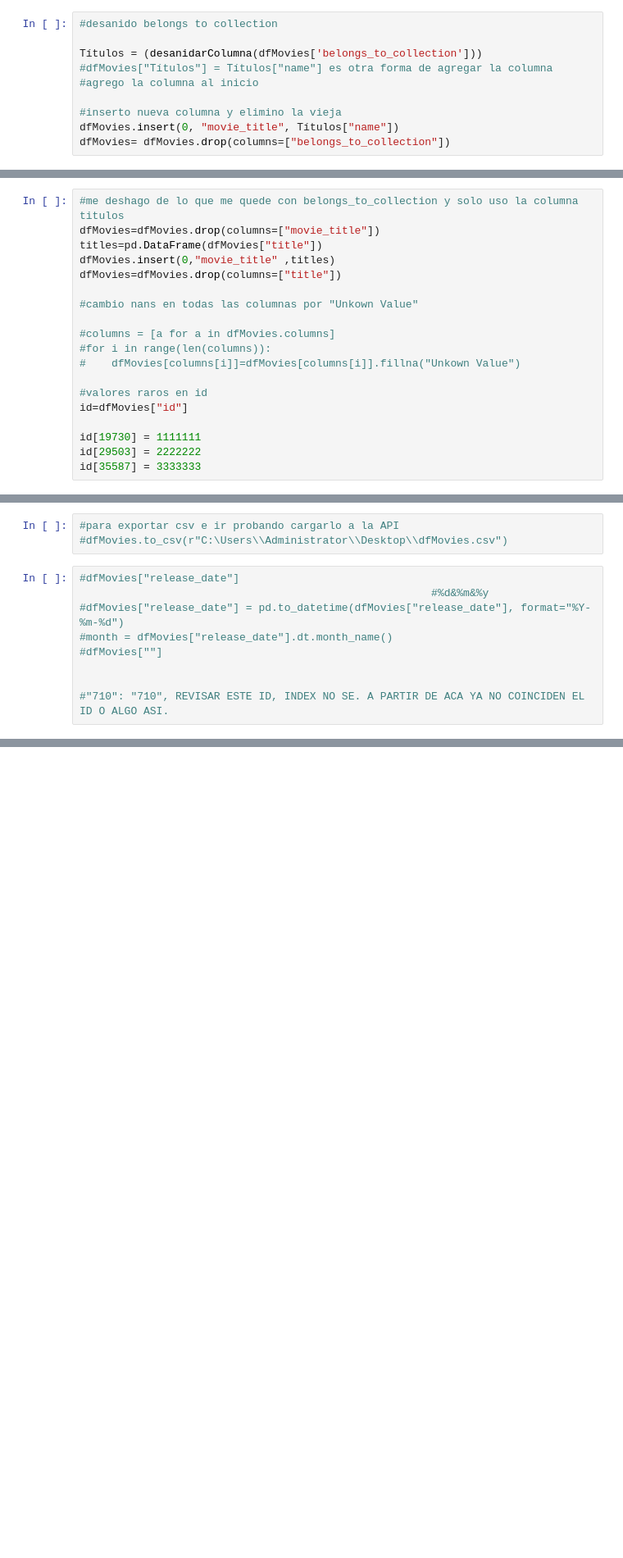
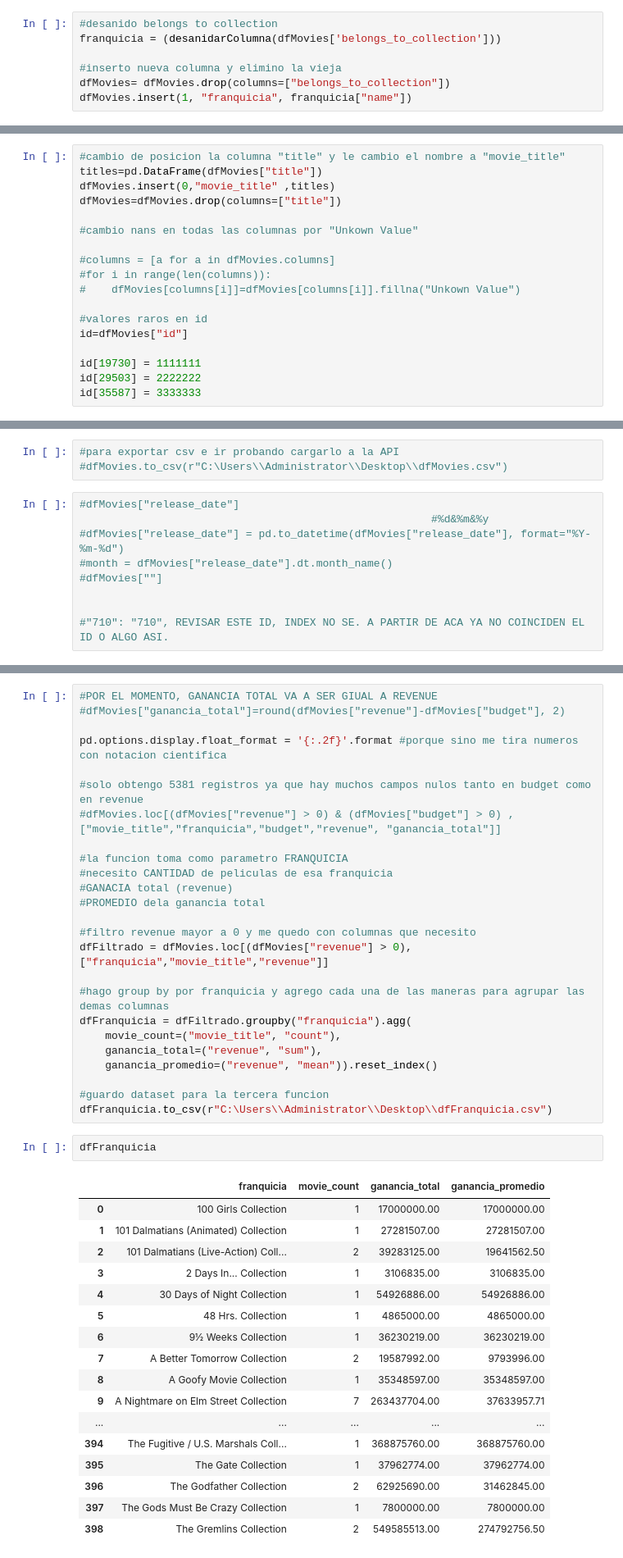
Before and after one commit to Naitais/peliculas_recomendacion_MLOP, a Jupyter notebook: primera semana ETL.ipynb, the cells around one changed output, grey strips where cells are left out. Shown: that part at 82% size. Saved outputs shown, nothing was run; the diff lists cells and outputs as text; blank space fills up the shorter version.

Commit message:
tercera funcion franquicias terminada, hay que revisar lo de ganancia total pero priorizo el MVP 3/6

```diff
--- a/primera semana ETL.ipynb
+++ b/primera semana ETL.ipynb
@@ -60,13 +72,10 @@ def desanidarVariasColumnas(columna):
 # %%
 #desanido belongs to collection
-
-Títulos = (desanidarColumna(dfMovies['belongs_to_collection']))
-#dfMovies["Títulos"] = Títulos["name"] es otra forma de agregar la columna
-#agrego la columna al inicio
+franquicia = (desanidarColumna(dfMovies['belongs_to_collection']))
 
 #inserto nueva columna y elimino la vieja
-dfMovies.insert(0, "movie_title", Títulos["name"])
 dfMovies= dfMovies.drop(columns=["belongs_to_collection"])
+dfMovies.insert(1, "franquicia", franquicia["name"])
 # %%
 #la columna generos hay que desanidarle cada columna despues de aplciarle la funcion
 
@@ -166,8 +189,7 @@ print(counter)
 #    dfCast = pd.concat([dfCast, dictionaryCast])
     #dfCast = dfCast.reset_index(drop=True) #si descomento el reindex tarda mas del doble
 # %%
-#me deshago de lo que me quede con belongs_to_collection y solo uso la columna titulos
-dfMovies=dfMovies.drop(columns=["movie_title"])
+#cambio de posicion la columna "title" y le cambio el nombre a "movie_title"
 titles=pd.DataFrame(dfMovies["title"])
 dfMovies.insert(0,"movie_title" ,titles)
 dfMovies=dfMovies.drop(columns=["title"])
@@ -234,0 +252,45 @@ idiomasCorto = set([i for i in dfPeliculasIdiomas.original_language])
+# %%
+#POR EL MOMENTO, GANANCIA TOTAL VA A SER GIUAL A REVENUE
+#dfMovies["ganancia_total"]=round(dfMovies["revenue"]-dfMovies["budget"], 2)
+
+pd.options.display.float_format = '{:.2f}'.format #porque sino me tira numeros con notacion cientifica
+
+#solo obtengo 5381 registros ya que hay muchos campos nulos tanto en budget como en revenue
+#dfMovies.loc[(dfMovies["revenue"] > 0) & (dfMovies["budget"] > 0) , ["movie_title","franquicia","budget","revenue", "ganancia_total"]]
+
+#la funcion toma como parametro FRANQUICIA
+#necesito CANTIDAD de peliculas de esa franquicia
+#GANACIA total (revenue)
+#PROMEDIO dela ganancia total
+
+#filtro revenue mayor a 0 y me quedo con columnas que necesito
+dfFiltrado = dfMovies.loc[(dfMovies["revenue"] > 0), ["franquicia","movie_title","revenue"]]
+
+#hago group by por franquicia y agrego cada una de las maneras para agrupar las demas columnas
+dfFranquicia = dfFiltrado.groupby("franquicia").agg(
+    movie_count=("movie_title", "count"),
+    ganancia_total=("revenue", "sum"),
+    ganancia_promedio=("revenue", "mean")).reset_index()
+
+#guardo dataset para la tercera funcion
+dfFranquicia.to_csv(r"C:\Users\\Administrator\\Desktop\\dfFranquicia.csv")
+# %%
+dfFranquicia
+# %% [output]
+|  | franquicia | movie_count | ganancia_total | ganancia_promedio |
+| 0 | 100 Girls Collection | 1 | 17000000.00 | 17000000.00 |
+| 1 | 101 Dalmatians (Animated) Collection | 1 | 27281507.00 | 27281507.00 |
+| 2 | 101 Dalmatians (Live-Action) Coll... | 2 | 39283125.00 | 19641562.50 |
+| 3 | 2 Days In... Collection | 1 | 3106835.00 | 3106835.00 |
+| 4 | 30 Days of Night Collection | 1 | 54926886.00 | 54926886.00 |
+| 5 | 48 Hrs. Collection | 1 | 4865000.00 | 4865000.00 |
+| 6 | 9½ Weeks Collection | 1 | 36230219.00 | 36230219.00 |
+| 7 | A Better Tomorrow Collection | 2 | 19587992.00 | 9793996.00 |
+| 8 | A Goofy Movie Collection | 1 | 35348597.00 | 35348597.00 |
+| 9 | A Nightmare on Elm Street Collection | 7 | 263437704.00 | 37633957.71 |
+| ... | ... | ... | ... | ... |
+| 394 | The Fugitive / U.S. Marshals Coll... | 1 | 368875760.00 | 368875760.00 |
+| 395 | The Gate Collection | 1 | 37962774.00 | 37962774.00 |
+| 396 | The Godfather Collection | 2 | 62925690.00 | 31462845.00 |
+| 397 | The Gods Must Be Crazy Collection | 1 | 7800000.00 | 7800000.00 |
+| 398 | The Gremlins Collection | 2 | 549585513.00 | 274792756.50 |
```
Also changed, not shown: parts of 10 cells of this notebook, 1 other file.
